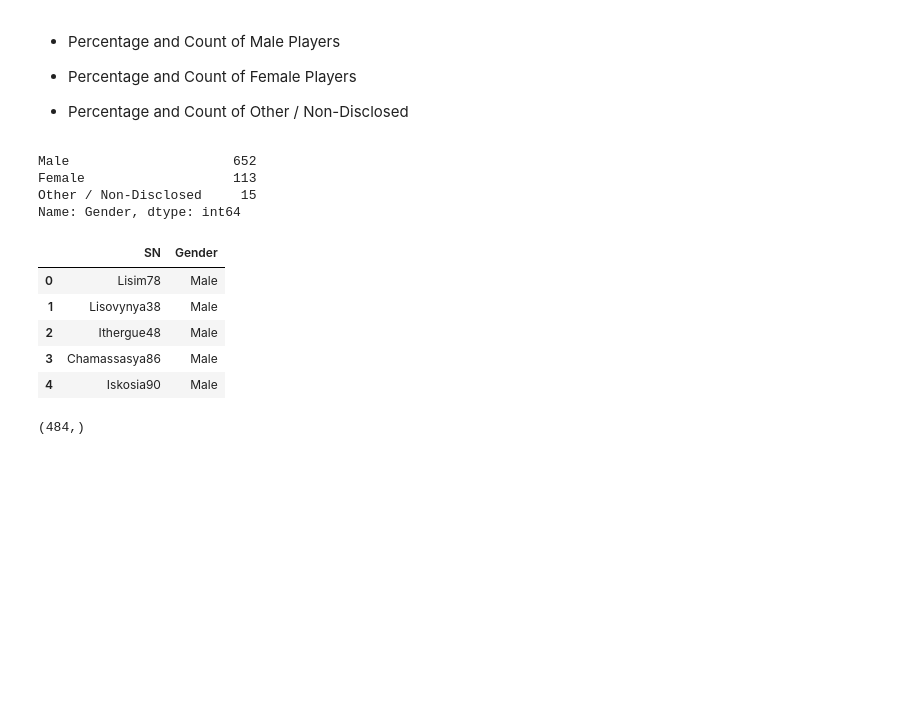
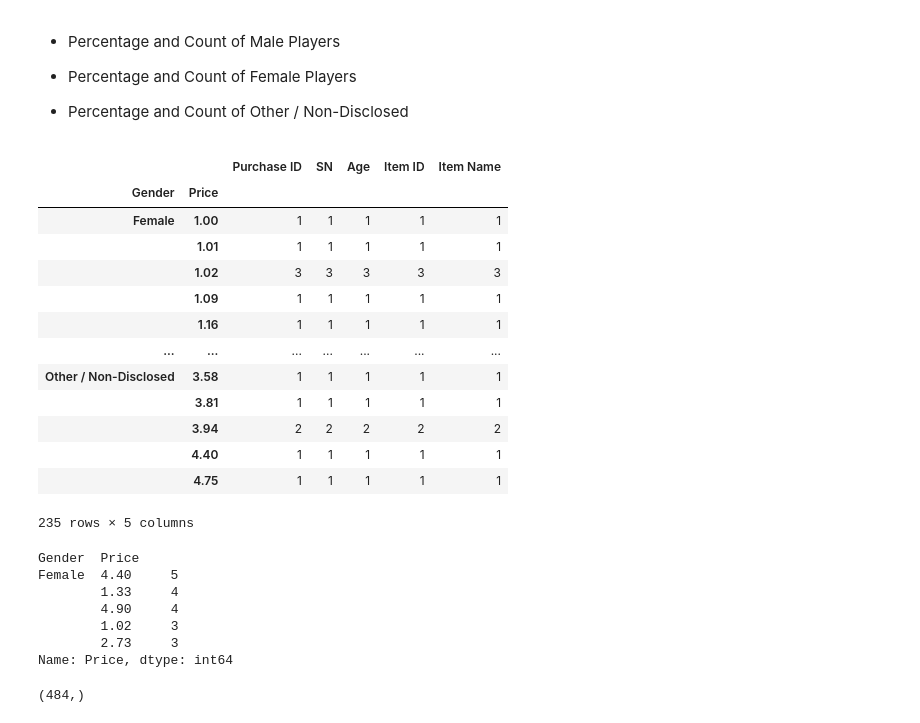
Before and after one commit to pasco27/pandas_homework, a Jupyter notebook: HerosOfPymoli/HeroesOfPymoli_starter.ipynb, the cells around one changed output. Saved outputs shown, nothing was run; the diff lists cells and outputs as text; code cells hidden in the pictures; blank space fills up the shorter version.

```diff
--- a/HerosOfPymoli/HeroesOfPymoli_starter.ipynb
+++ b/HerosOfPymoli/HeroesOfPymoli_starter.ipynb
@@ -154,28 +159,44 @@ ValueError: If using all scalar values, you must pass an index
 * Percentage and Count of Other / Non-Disclosed
 # %%
 # check for other/non-disclosed genders first
-all_genders = purchase_data["Gender"].value_counts()
-all_genders
+#all_genders = purchase_data["Gender"].value_counts()
+#all_genders
 
 # If we filter the gender column for each male/female/non-discloded for unique screen names, we can get an average from the total of unique screen names
+
+all_genders = purchase_data.groupby(["Gender", "Price"])
+all_genders.count()
 # %% [output]
+|  |  | Purchase ID | SN | Age | Item ID | Item Name |
+| Gender | Price |  |  |  |  |  |
+| Female | 1.00 | 1 | 1 | 1 | 1 | 1 |
+|  | 1.01 | 1 | 1 | 1 | 1 | 1 |
+|  | 1.02 | 3 | 3 | 3 | 3 | 3 |
+|  | 1.09 | 1 | 1 | 1 | 1 | 1 |
+|  | 1.16 | 1 | 1 | 1 | 1 | 1 |
+| ... | ... | ... | ... | ... | ... | ... |
+| Other / Non-Disclosed | 3.58 | 1 | 1 | 1 | 1 | 1 |
+|  | 3.81 | 1 | 1 | 1 | 1 | 1 |
+|  | 3.94 | 2 | 2 | 2 | 2 | 2 |
+|  | 4.40 | 1 | 1 | 1 | 1 | 1 |
+|  | 4.75 | 1 | 1 | 1 | 1 | 1 |
-Male                     652
-Female                   113
-Other / Non-Disclosed     15
-Name: Gender, dtype: int64
+235 rows × 5 columns
 # %%
 # we do have other/non-disclosed
 # going to make a new data frame that is just the total list of players and their gender
 
-demograph = purchase_data.loc[:, ["SN", "Gender"]]
-demograph.head()
+all_genders["Price"].value_counts().head()
+
+# demograph = purchase_data.loc[:, ["SN", "Gender"]]
+# demograph.head()
 # %% [output]
-|  | SN | Gender |
-| 0 | Lisim78 | Male |
-| 1 | Lisovynya38 | Male |
-| 2 | Ithergue48 | Male |
-| 3 | Chamassasya86 | Male |
-| 4 | Iskosia90 | Male |
+Gender  Price
+Female  4.40     5
+        1.33     4
+        4.90     4
+        1.02     3
+        2.73     3
+Name: Price, dtype: int64
 # %%
 # Now that I have a dataframe narrowed to the SN and Genders, I need to split out duplicates somehow
 male_count = demograph[demograph["Gender"] == "Male"]
```
Also changed, not shown: parts of 14 cells of this notebook, 2 other files.
